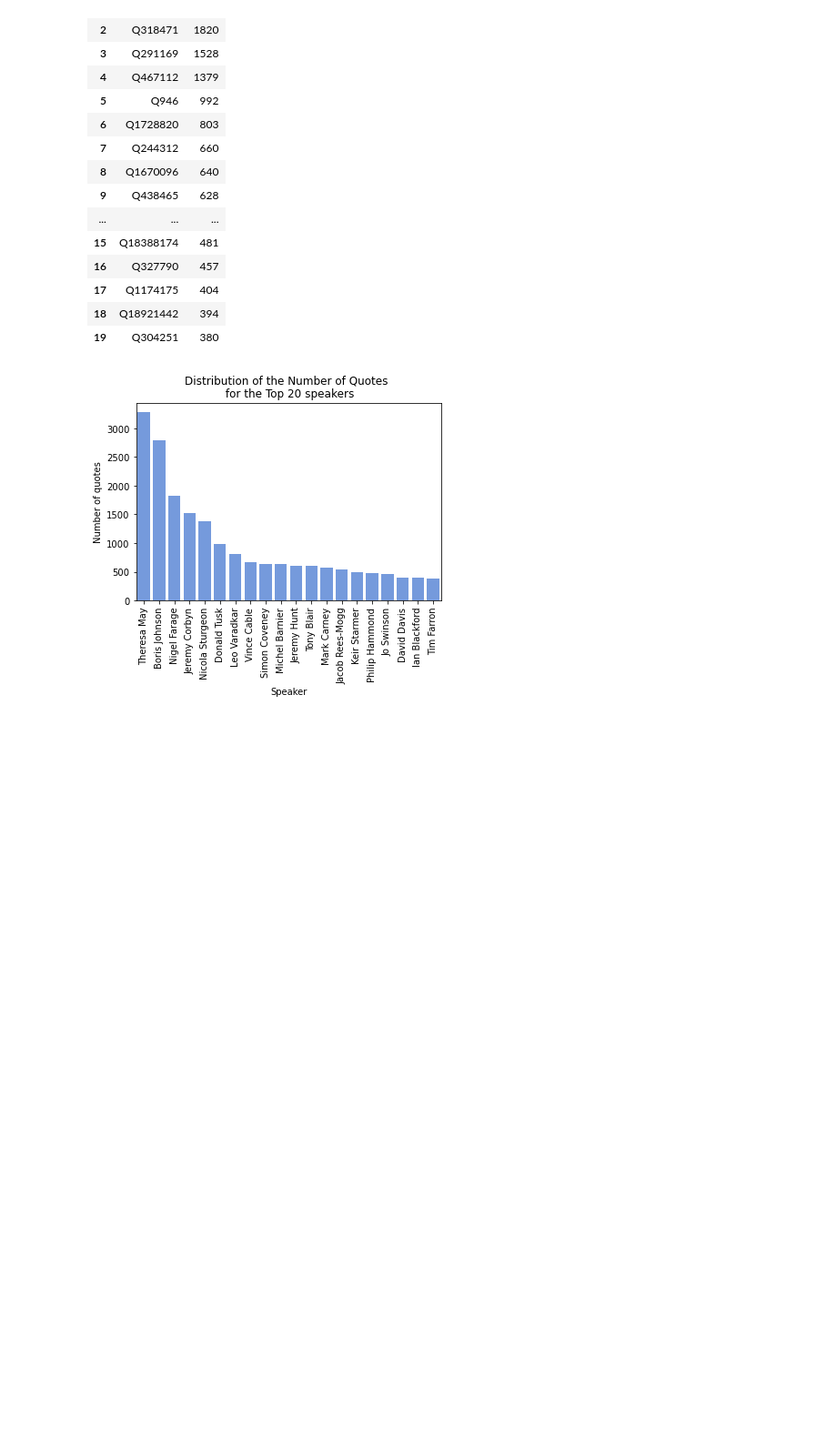
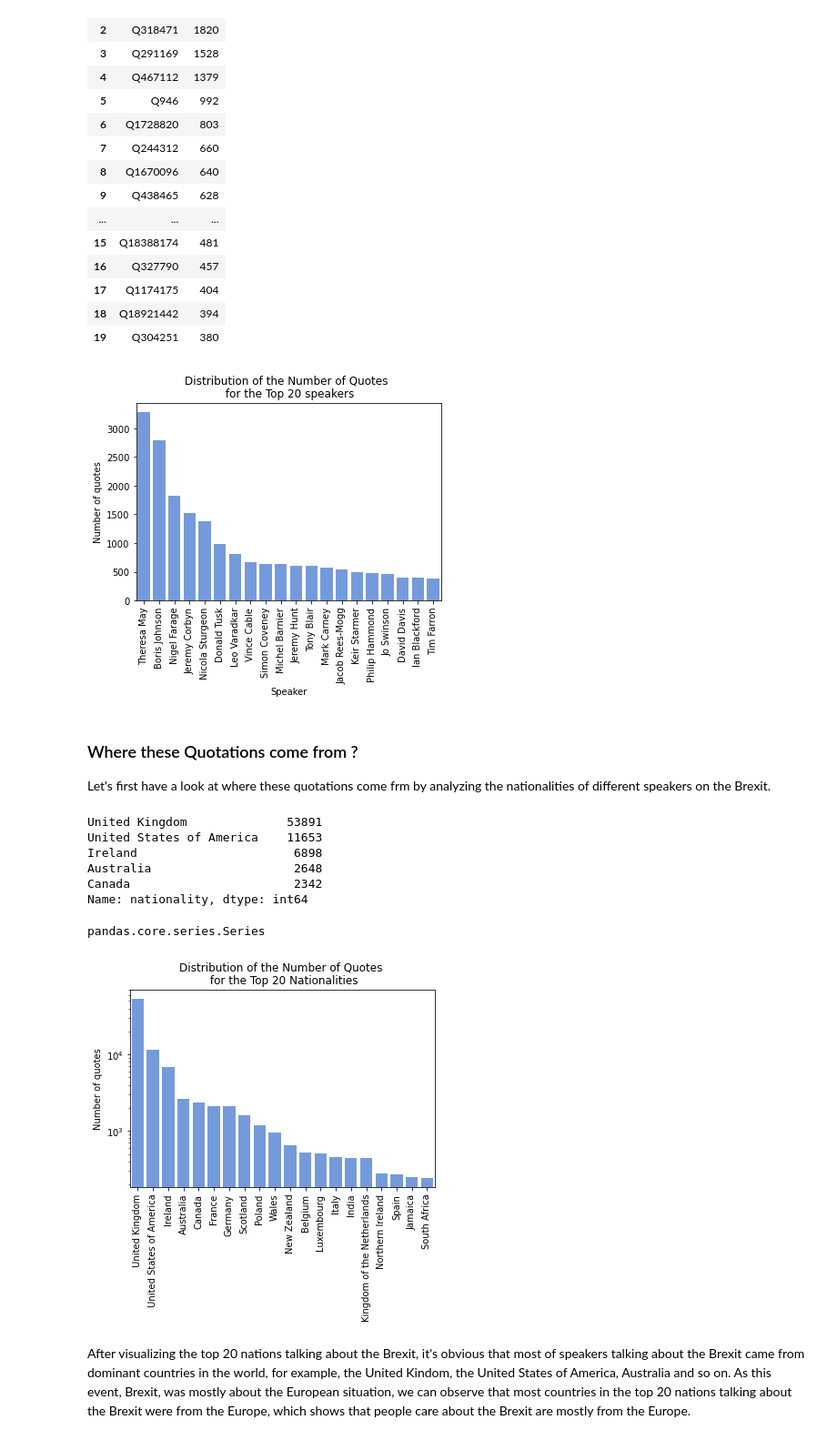
Before and after one commit to epfl-ada/ada-2021-project-skrw, a Jupyter notebook: Milestone_3.ipynb, the cells around one changed output. Shown at 91% size. Saved outputs shown, nothing was run; the diff lists cells and outputs as text; code cells hidden in the pictures; blank space fills up the shorter version.

```diff
--- a/Milestone_3.ipynb
+++ b/Milestone_3.ipynb
@@ -77,3 +84,32 @@ plt.ylabel('Number of quotes')
 plt.show()
 # %% [output]
 [figure]
+# %% [markdown]
+### Where these Quotations come from ?
+Let's first have a look at where these quotations come frm by analyzing the nationalities of different speakers on the Brexit.
+# %%
+Nations = brexit_enriched['nationality'].explode().value_counts()
+Top20_Nations = Nations[:20]
+Top20_Nations.head()
+# %% [output]
+United Kingdom              53891
+United States of America    11653
+Ireland                      6898
+Australia                    2648
+Canada                       2342
+Name: nationality, dtype: int64
+# %%
+type(Top20_Nations)
+# %% [output]
+pandas.core.series.Series
+# %%
+ax = sns.barplot(Top20_Nations.index, Top20_Nations.values,color='cornflowerblue',alpha=1)
+ax.set_xticklabels(Top20_Nations.index, rotation=90)
+ax.set_yscale("log")
+ax.set_title('Distribution of the Number of Quotes \n for the Top 20 Nationalities')
+plt.ylabel('Number of quotes')
+plt.show()
+# %% [output]
+[figure, added]
+# %% [markdown]
+After visualizing the top 20 nations talking about the Brexit, it's obvious that most of speakers talking about the Brexit came from dominant countries in the world, for example, the United Kindom, the United States of America, Australia and so on. As this event, Brexit, was mostly about the European situation, we can observe that most countries in the top 20 nations talking about the Brexit were from the Europe, which shows that people care about the Brexit are mostly from the Europe.
```
Also changed, not shown: parts of 10 cells of this notebook, 2 other files.
